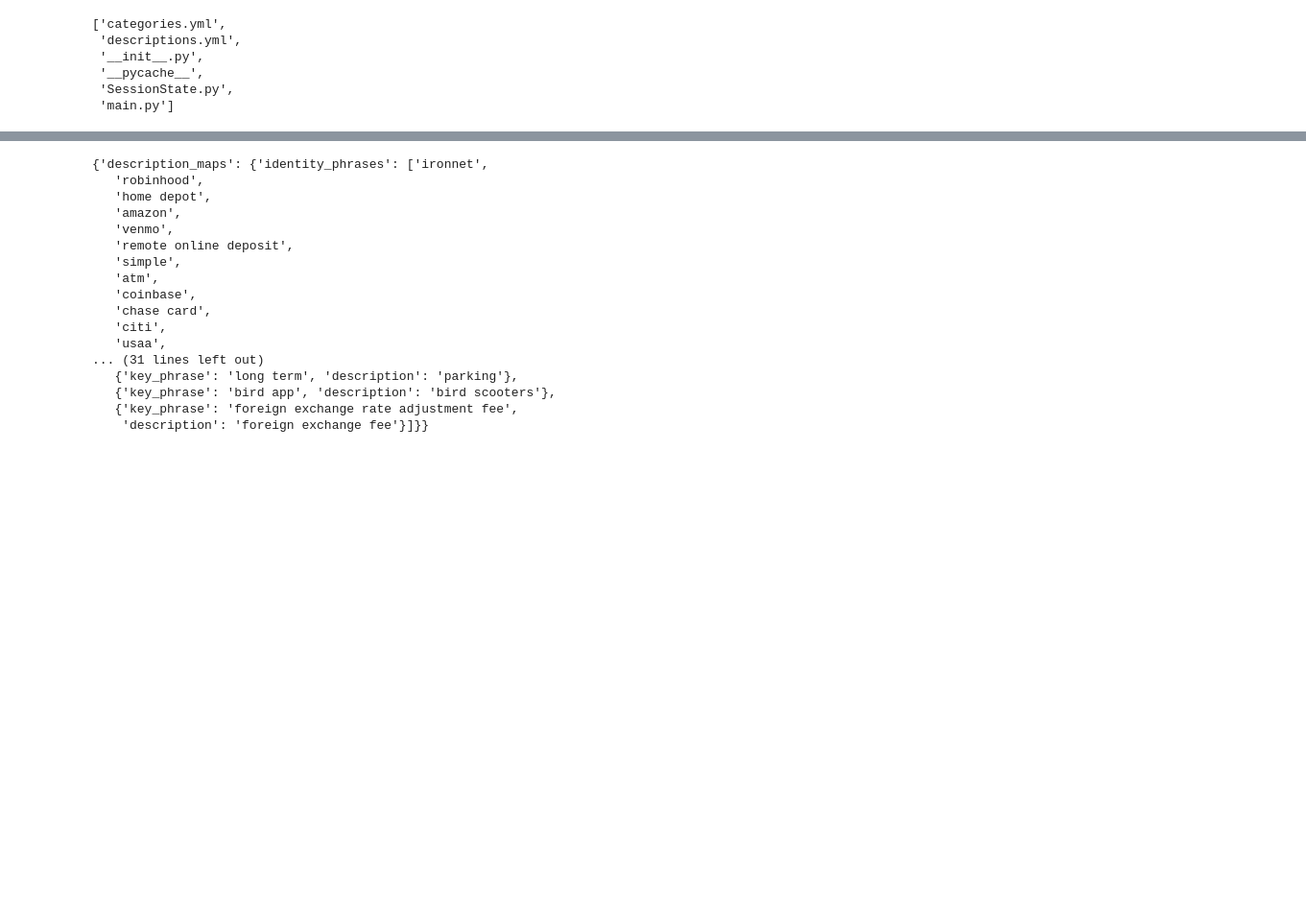
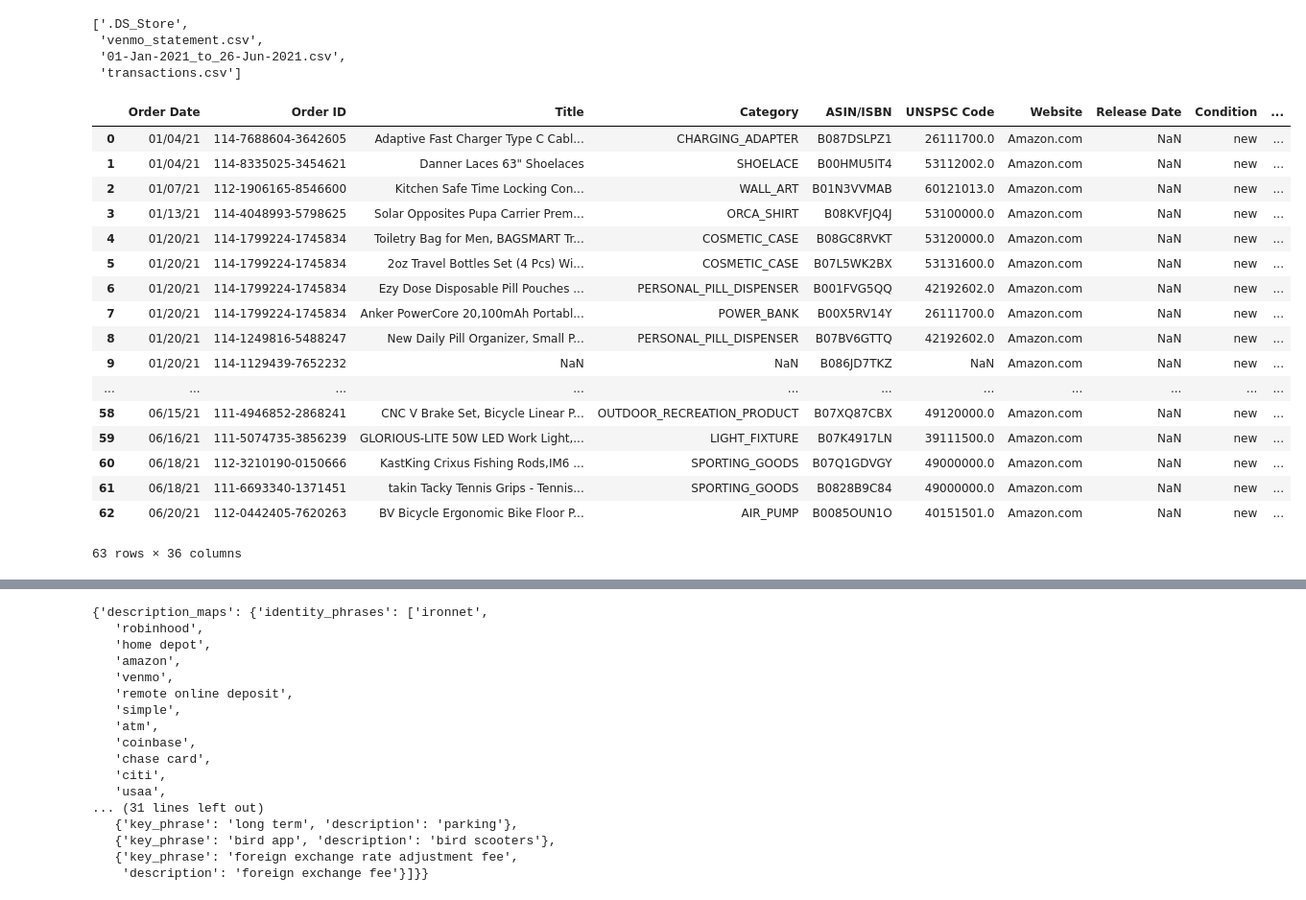
Before and after one commit to calebcrouse3/spending-tracker, a Jupyter notebook: notebook.ipynb, the cells around one changed output, grey strips where cells are left out. Shown: that part at 96% size. Drawn from its saved outputs; the diff is of its cells as text; code cells hidden in the pictures; blank space fills up the shorter version.

```diff
--- a/notebook.ipynb
+++ b/notebook.ipynb
@@ -13,11 +13,32 @@ display(HTML("<style>.container { width:80% !important; }</style>"))
 
 pd.set_option("display.max_rows", 2000)
 # %%
-os.listdir("./app")
+os.listdir("./data/raw/")
 # %% [output]
-['categories.yml',
- 'descriptions.yml',
- '__init__.py',
- '__pycache__',
- 'SessionState.py',
- 'main.py']
+['.DS_Store',
+ 'venmo_statement.csv',
+ '01-Jan-2021_to_26-Jun-2021.csv',
+ 'transactions.csv']
+# %%
+amazon = pd.read_csv("./data/raw/01-Jan-2021_to_26-Jun-2021.csv")
+# %%
+amazon
+# %% [output]
+|  | Order Date | Order ID | Title | Category | ASIN/ISBN | UNSPSC Code | Website | Release Date | Condition | ... |
+| 0 | 01/04/21 | 114-7688604-3642605 | Adaptive Fast Charger Type C Cabl... | CHARGING_ADAPTER | B087DSLPZ1 | 26111700.0 | Amazon.com | NaN | new | ... |
+| 1 | 01/04/21 | 114-8335025-3454621 | Danner Laces 63" Shoelaces | SHOELACE | B00HMU5IT4 | 53112002.0 | Amazon.com | NaN | new | ... |
+| 2 | 01/07/21 | 112-1906165-8546600 | ﻿﻿﻿﻿Kitchen Safe Time Locking Con... | WALL_ART | B01N3VVMAB | 60121013.0 | Amazon.com | NaN | new | ... |
+| 3 | 01/13/21 | 114-4048993-5798625 | Solar Opposites Pupa Carrier Prem... | ORCA_SHIRT | B08KVFJQ4J | 53100000.0 | Amazon.com | NaN | new | ... |
+| 4 | 01/20/21 | 114-1799224-1745834 | Toiletry Bag for Men, BAGSMART Tr... | COSMETIC_CASE | B08GC8RVKT | 53120000.0 | Amazon.com | NaN | new | ... |
+| 5 | 01/20/21 | 114-1799224-1745834 | 2oz Travel Bottles Set (4 Pcs) Wi... | COSMETIC_CASE | B07L5WK2BX | 53131600.0 | Amazon.com | NaN | new | ... |
+| 6 | 01/20/21 | 114-1799224-1745834 | Ezy Dose Disposable Pill Pouches ... | PERSONAL_PILL_DISPENSER | B001FVG5QQ | 42192602.0 | Amazon.com | NaN | new | ... |
+| 7 | 01/20/21 | 114-1799224-1745834 | Anker PowerCore 20,100mAh Portabl... | POWER_BANK | B00X5RV14Y | 26111700.0 | Amazon.com | NaN | new | ... |
+| 8 | 01/20/21 | 114-1249816-5488247 | New Daily Pill Organizer, Small P... | PERSONAL_PILL_DISPENSER | B07BV6GTTQ | 42192602.0 | Amazon.com | NaN | new | ... |
+| 9 | 01/20/21 | 114-1129439-7652232 | NaN | NaN | B086JD7TKZ | NaN | Amazon.com | NaN | new | ... |
+| ... | ... | ... | ... | ... | ... | ... | ... | ... | ... | ... |
+| 58 | 06/15/21 | 111-4946852-2868241 | CNC V Brake Set, Bicycle Linear P... | OUTDOOR_RECREATION_PRODUCT | B07XQ87CBX | 49120000.0 | Amazon.com | NaN | new | ... |
+| 59 | 06/16/21 | 111-5074735-3856239 | GLORIOUS-LITE 50W LED Work Light,... | LIGHT_FIXTURE | B07K4917LN | 39111500.0 | Amazon.com | NaN | new | ... |
+| 60 | 06/18/21 | 112-3210190-0150666 | KastKing Crixus Fishing Rods,IM6 ... | SPORTING_GOODS | B07Q1GDVGY | 49000000.0 | Amazon.com | NaN | new | ... |
+| 61 | 06/18/21 | 111-6693340-1371451 | takin Tacky Tennis Grips - Tennis... | SPORTING_GOODS | B0828B9C84 | 49000000.0 | Amazon.com | NaN | new | ... |
+| 62 | 06/20/21 | 112-0442405-7620263 | BV Bicycle Ergonomic Bike Floor P... | AIR_PUMP | B0085OUN1O | 40151501.0 | Amazon.com | NaN | new | ... |
+63 rows × 36 columns
```
Also changed, not shown: parts of 6 cells of this notebook.
